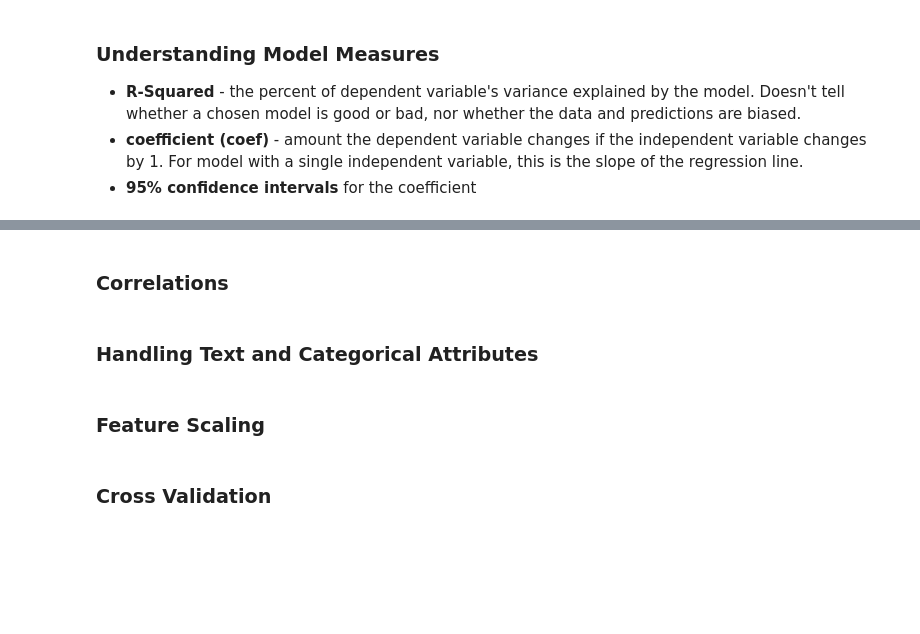
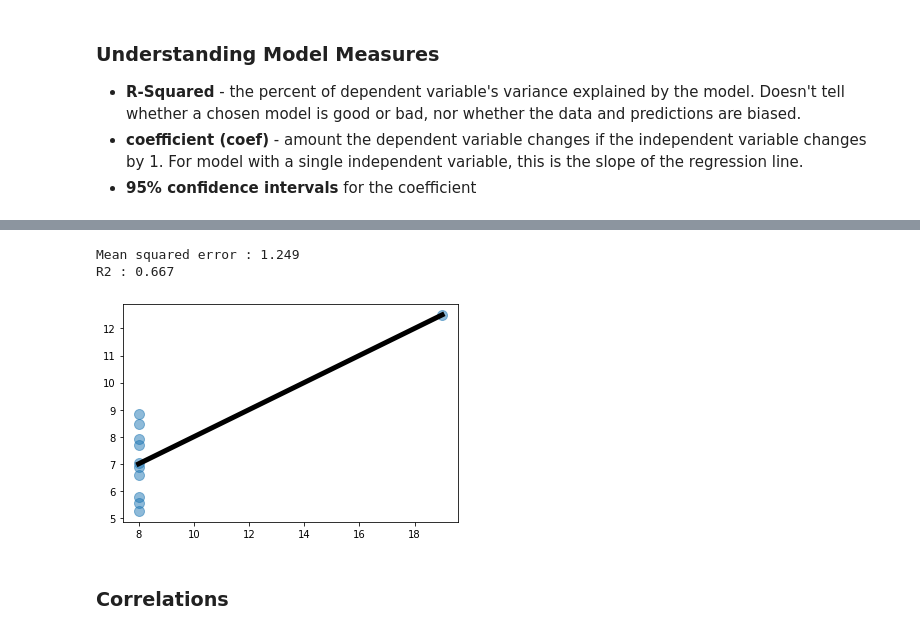
Before and after one commit to brendenwest/ad450, a Jupyter notebook: 7_ml_regression.ipynb, the cells around one changed output, grey strips where cells are left out. Cells and saved outputs as stored; diff of their text form; code cells hidden in the pictures; blank space fills up the shorter version.

```diff
--- a/7_ml_regression.ipynb
+++ b/7_ml_regression.ipynb
@@ -76,8 +177,8 @@ RMSE performs very well and is generally preferred, but is sensitive to outliers
+# %%
+plot_function_and_fit(anscombe["x4"], anscombe["y4"], 2)
+# %% [output]
+Mean squared error : 1.249
+R2 : 0.667
+[figure, added]
 # %% [markdown]
 ### Correlations
-# %% [markdown]
-### Handling Text and Categorical Attributes
-# %% [markdown]
-### Feature Scaling
-# %% [markdown]
-### Cross Validation
```
Also changed, not shown: parts of 15 cells of this notebook.
